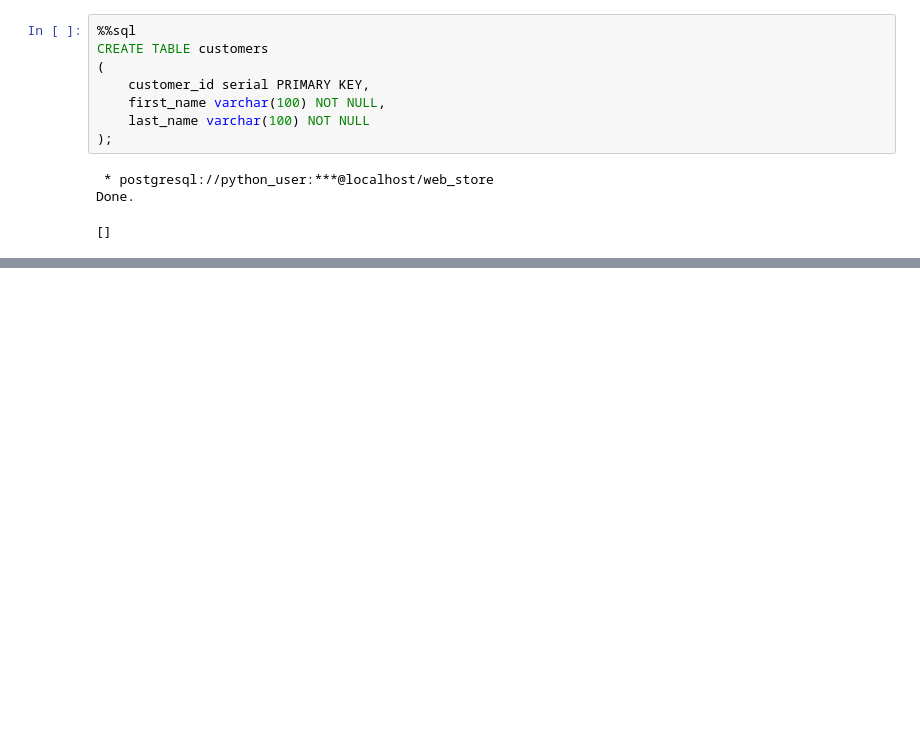
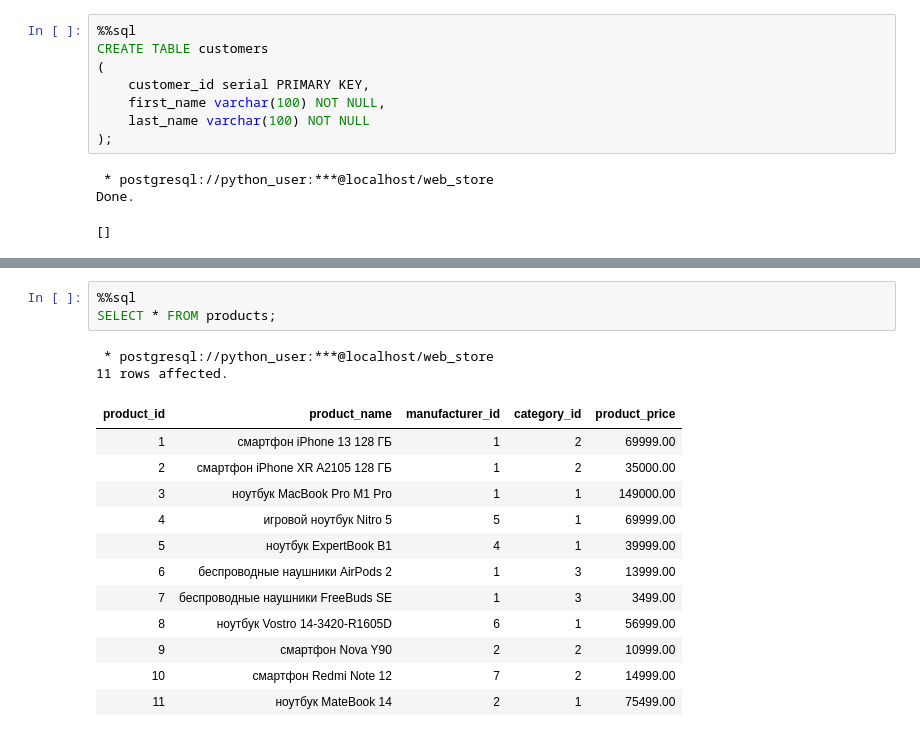
Before and after one commit to dapovich/python-start-practice, a Jupyter notebook: 11-postgresql-ipython/ipython-postgresql.ipynb, the cells around one changed output, grey strips where cells are left out. Cells and saved outputs as stored; diff of their text form; blank space fills up the shorter version.

```diff
--- a/11-postgresql-ipython/ipython-postgresql.ipynb
+++ b/11-postgresql-ipython/ipython-postgresql.ipynb
@@ -122,0 +160,18 @@ TODO: Append data to table; create request and visualize data with matplotlib
+# %%
+%%sql
+SELECT * FROM products;
+# %% [output]
+ * postgresql://python_user:***@localhost/web_store
+11 rows affected.
+| product_id | product_name | manufacturer_id | category_id | product_price |
+| 1 | смартфон iPhone 13 128 ГБ | 1 | 2 | 69999.00 |
+| 2 | смартфон iPhone XR A2105 128 ГБ | 1 | 2 | 35000.00 |
+| 3 | ноутбук MacBook Pro M1 Pro | 1 | 1 | 149000.00 |
+| 4 | игровой ноутбук Nitro 5 | 5 | 1 | 69999.00 |
+| 5 | ноутбук ExpertBook B1 | 4 | 1 | 39999.00 |
+| 6 | беспроводные наушники AirPods 2 | 1 | 3 | 13999.00 |
+| 7 | беспроводные наушники FreeBuds SE | 1 | 3 | 3499.00 |
+| 8 | ноутбук Vostro 14-3420-R1605D | 6 | 1 | 56999.00 |
+| 9 | смартфон Nova Y90 | 2 | 2 | 10999.00 |
+| 10 | смартфон Redmi Note 12 | 7 | 2 | 14999.00 |
+| 11 | ноутбук MateBook 14 | 2 | 1 | 75499.00 |
```
Also changed, not shown: parts of 27 cells of this notebook, 1 other file.
